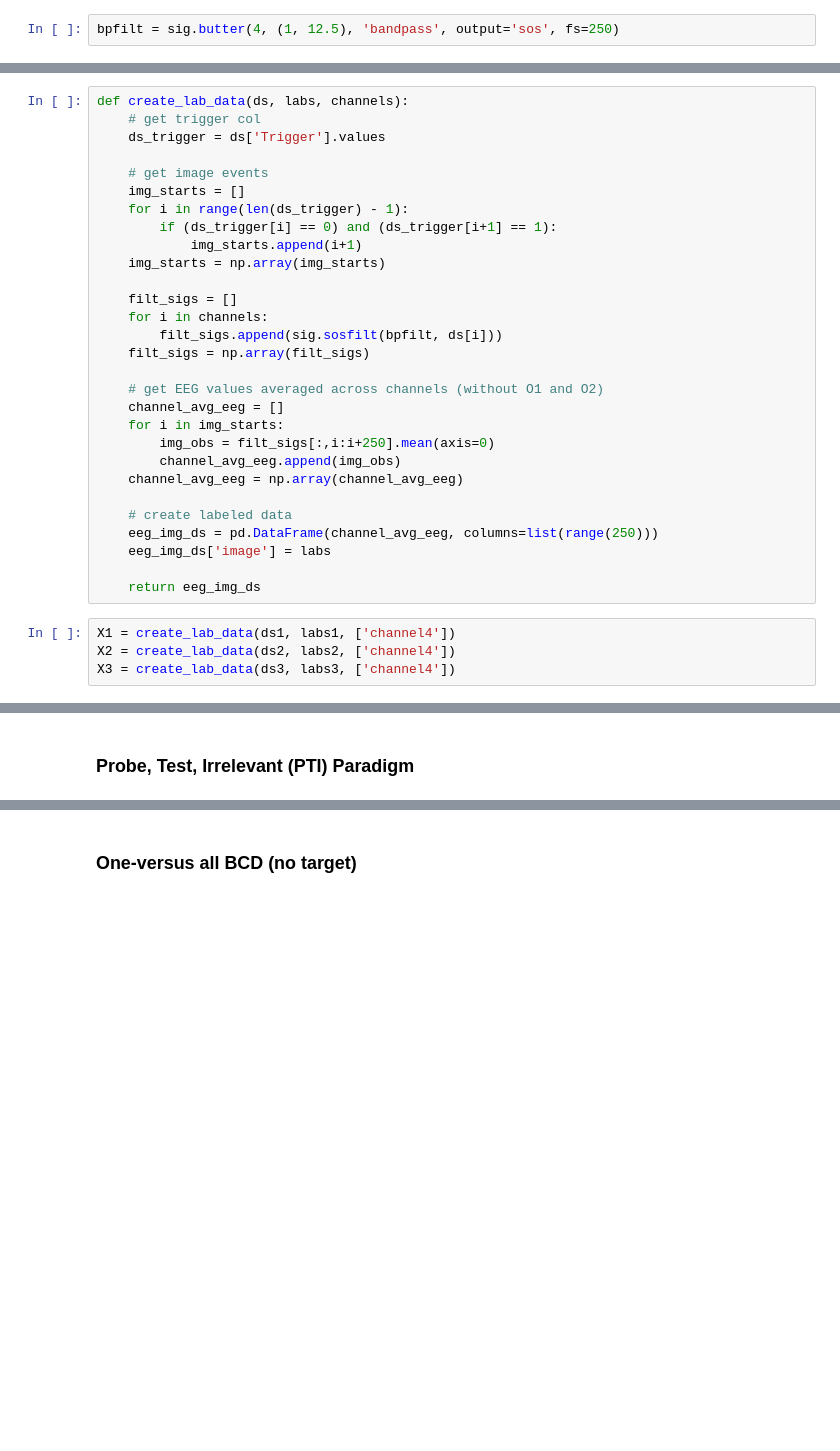
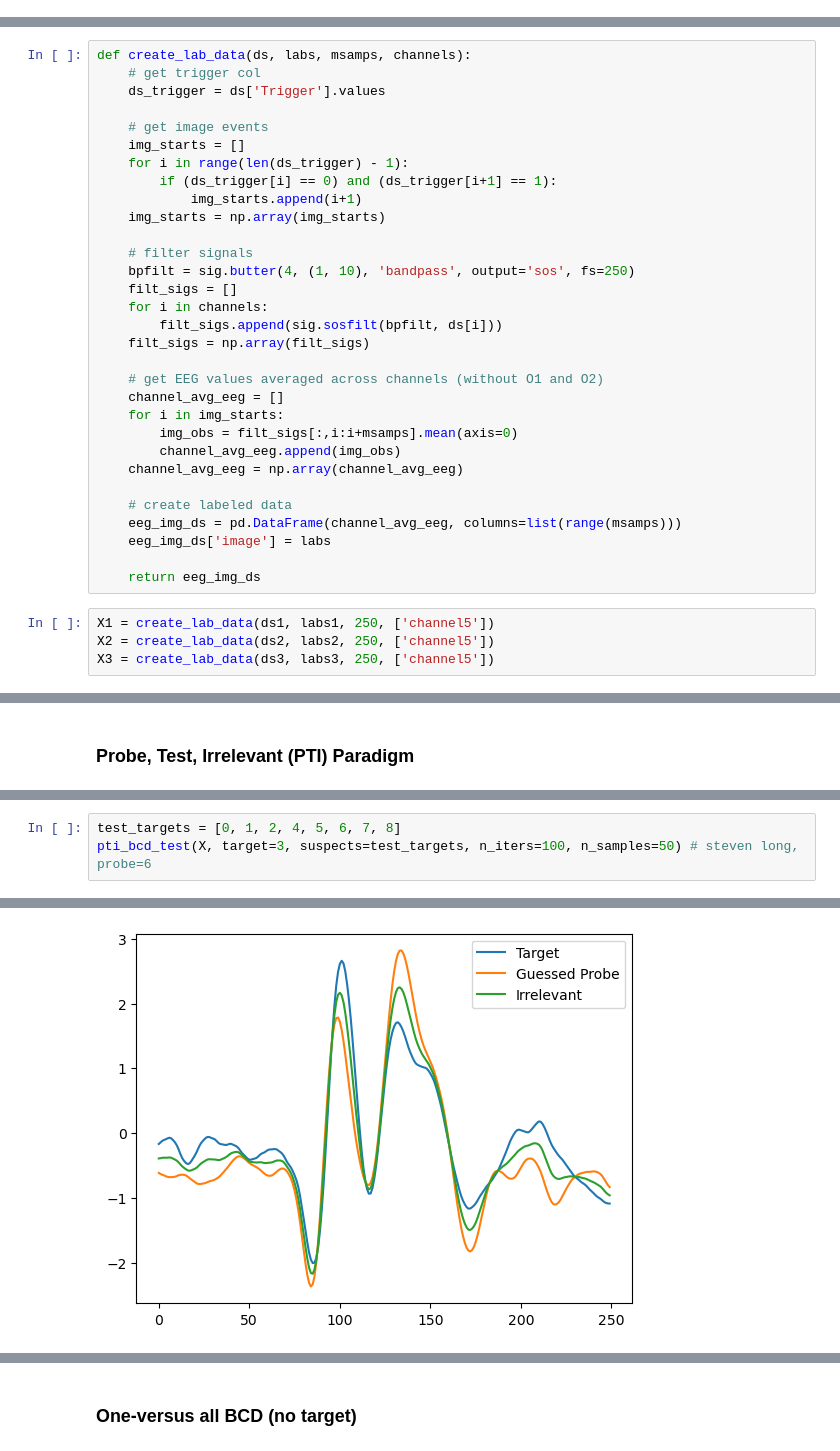
Before and after one commit to sveld03/natHacks, a Jupyter notebook: P3TE/correlation_analysis.ipynb, the cells around one changed output, grey strips where cells are left out. Cells and saved outputs as stored; diff of their text form; blank space fills up the shorter version.

```diff
--- a/P3TE/correlation_analysis.ipynb
+++ b/P3TE/correlation_analysis.ipynb
@@ -26,5 +26,3 @@ rm0102 = ['channel1',
           'channel4',
           'channel5',
           'channel6']
-# %%
-bpfilt = sig.butter(4, (1, 12.5), 'bandpass', output='sos', fs=250)
@@ -31,5 +38,5 @@ bpfilt = sig.butter(4, (1, 12.5), 'bandpass', output='sos', fs=250)
 # %%
-def create_lab_data(ds, labs, channels):
+def create_lab_data(ds, labs, msamps, channels):
     # get trigger col
     ds_trigger = ds['Trigger'].values
 
@@ -40,6 +47,8 @@ def create_lab_data(ds, labs, channels):
             img_starts.append(i+1)
     img_starts = np.array(img_starts)
 
+    # filter signals
+    bpfilt = sig.butter(4, (1, 10), 'bandpass', output='sos', fs=250)
     filt_sigs = []
     for i in channels:
         filt_sigs.append(sig.sosfilt(bpfilt, ds[i]))
@@ -48,19 +57,19 @@ def create_lab_data(ds, labs, channels):
     # get EEG values averaged across channels (without O1 and O2)
     channel_avg_eeg = []
     for i in img_starts:
-        img_obs = filt_sigs[:,i:i+250].mean(axis=0)
+        img_obs = filt_sigs[:,i:i+msamps].mean(axis=0)
         channel_avg_eeg.append(img_obs)
     channel_avg_eeg = np.array(channel_avg_eeg)
 
     # create labeled data
-    eeg_img_ds = pd.DataFrame(channel_avg_eeg, columns=list(range(250)))
+    eeg_img_ds = pd.DataFrame(channel_avg_eeg, columns=list(range(msamps)))
     eeg_img_ds['image'] = labs
 
     return eeg_img_ds
 # %%
-X1 = create_lab_data(ds1, labs1, ['channel4'])
-X2 = create_lab_data(ds2, labs2, ['channel4'])
-X3 = create_lab_data(ds3, labs3, ['channel4'])
+X1 = create_lab_data(ds1, labs1, 250, ['channel5'])
+X2 = create_lab_data(ds2, labs2, 250, ['channel5'])
+X3 = create_lab_data(ds3, labs3, 250, ['channel5'])
 # %%
 X = pd.concat([X1, X2, X3], ignore_index=True, axis=0)
 # %% [markdown]
@@ -69,0 +211,4 @@ X = pd.concat([X1, X2, X3], ignore_index=True, axis=0)
+# %%
+test_targets = [0, 1, 2, 4, 5, 6, 7, 8]
+pti_bcd_test(X, target=3, suspects=test_targets, n_iters=100, n_samples=50) # steven long, probe=6
+# %% [output]
@@ -69,0 +217 @@ X = pd.concat([X1, X2, X3], ignore_index=True, axis=0)
+[figure, added]
```
Also changed, not shown: parts of 32 cells of this notebook.
